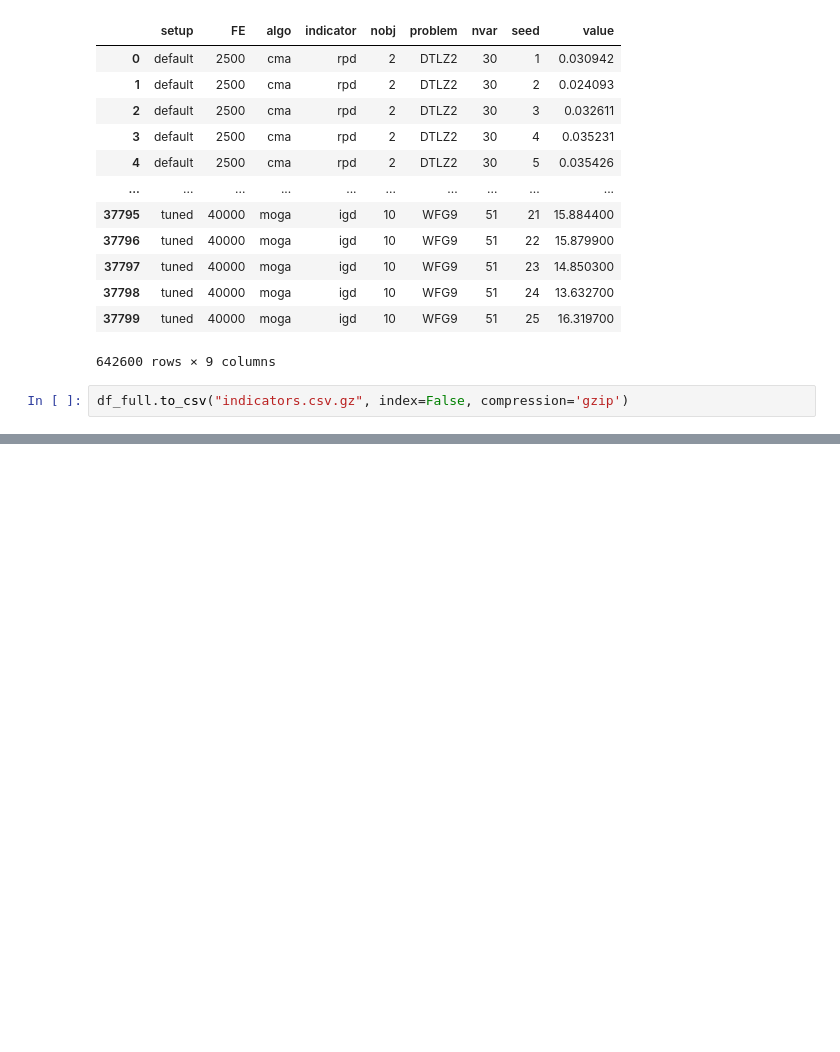
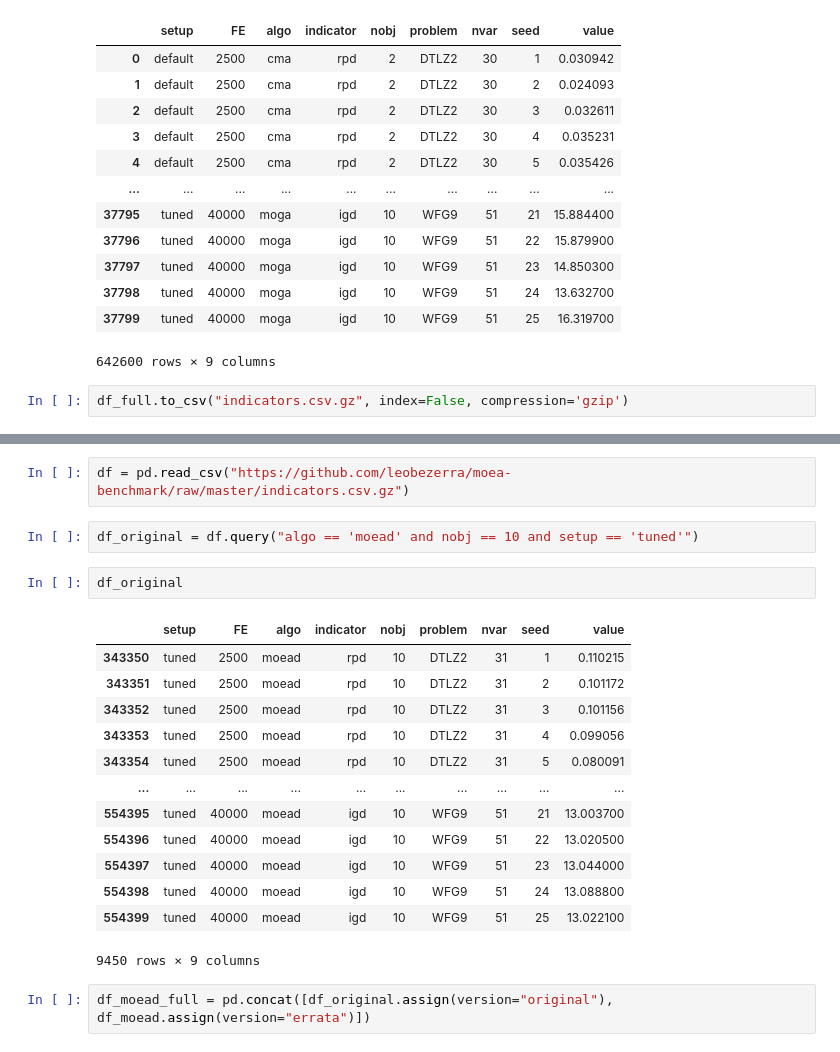
Before and after one commit to leobezerra/moea-benchmark-analysis, a Jupyter notebook: _util/indicators.ipynb, the cells around one changed output, grey strips where cells are left out. Drawn from its saved outputs; the diff is of its cells as text; blank space fills up the shorter version.

```diff
--- a/_util/indicators.ipynb
+++ b/_util/indicators.ipynb
@@ -148,0 +213,22 @@ df_full.to_csv("indicators.csv.gz", index=False, compression='gzip')
+# %%
+df = pd.read_csv("https://github.com/leobezerra/moea-benchmark/raw/master/indicators.csv.gz")
+# %%
+df_original = df.query("algo == 'moead' and nobj == 10 and setup == 'tuned'")
+# %%
+df_original
+# %% [output]
+|  | setup | FE | algo | indicator | nobj | problem | nvar | seed | value |
+| 343350 | tuned | 2500 | moead | rpd | 10 | DTLZ2 | 31 | 1 | 0.110215 |
+| 343351 | tuned | 2500 | moead | rpd | 10 | DTLZ2 | 31 | 2 | 0.101172 |
+| 343352 | tuned | 2500 | moead | rpd | 10 | DTLZ2 | 31 | 3 | 0.101156 |
+| 343353 | tuned | 2500 | moead | rpd | 10 | DTLZ2 | 31 | 4 | 0.099056 |
+| 343354 | tuned | 2500 | moead | rpd | 10 | DTLZ2 | 31 | 5 | 0.080091 |
+| ... | ... | ... | ... | ... | ... | ... | ... | ... | ... |
+| 554395 | tuned | 40000 | moead | igd | 10 | WFG9 | 51 | 21 | 13.003700 |
+| 554396 | tuned | 40000 | moead | igd | 10 | WFG9 | 51 | 22 | 13.020500 |
+| 554397 | tuned | 40000 | moead | igd | 10 | WFG9 | 51 | 23 | 13.044000 |
+| 554398 | tuned | 40000 | moead | igd | 10 | WFG9 | 51 | 24 | 13.088800 |
+| 554399 | tuned | 40000 | moead | igd | 10 | WFG9 | 51 | 25 | 13.022100 |
+9450 rows × 9 columns
+# %%
+df_moead_full = pd.concat([df_original.assign(version="original"), df_moead.assign(version="errata")])
```
Also changed, not shown: parts of 19 cells of this notebook.
